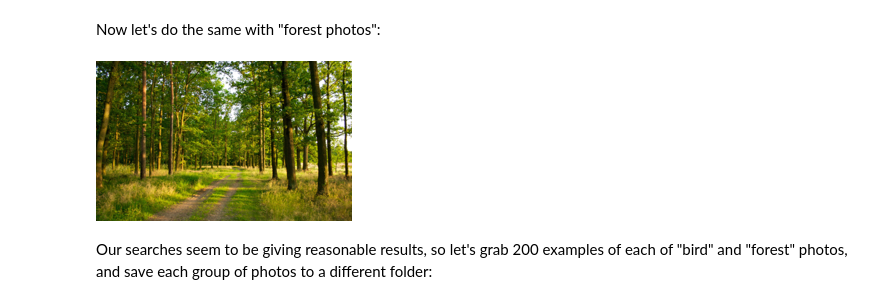
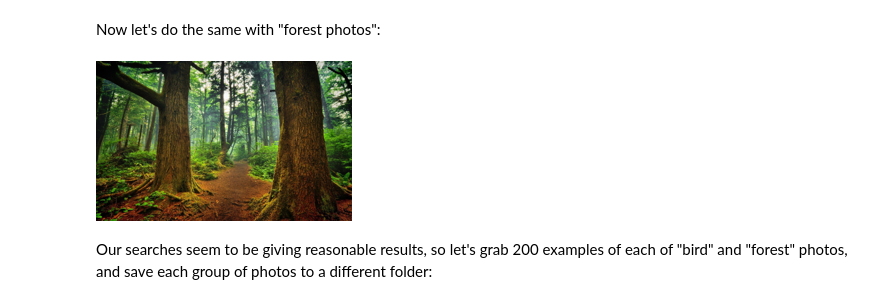
Before and after one commit to Rauleman/course22, a Jupyter notebook: 00-is-it-a-bird-creating-a-model-from-your-own-data.ipynb, the cells around one changed output. Drawn from its saved outputs; the diff is of its cells as text; code cells hidden in the pictures.

```diff
--- a/00-is-it-a-bird-creating-a-model-from-your-own-data.ipynb
+++ b/00-is-it-a-bird-creating-a-model-from-your-own-data.ipynb
@@ -64,10 +66,10 @@ im.to_thumb(256,256)
 # %% [markdown]
 Now let's do the same with "forest photos":
 # %%
-download_url(search_images('forest photos', max_images=1)[0], 'forest.jpg', show_progress=False)
+download_url(search_images('forest photos', max_images=5)[3], 'forest.jpg', show_progress=False)
 Image.open('forest.jpg').to_thumb(256,256)
 # %% [output]
-[figure, old version]
+[figure, new version]
 # %% [markdown]
 Our searches seem to be giving reasonable results, so let's grab 200 examples of each of "bird" and "forest" photos, and save each group of photos to a different folder:
 # %%
```
Also changed, not shown: parts of 3 cells of this notebook.
